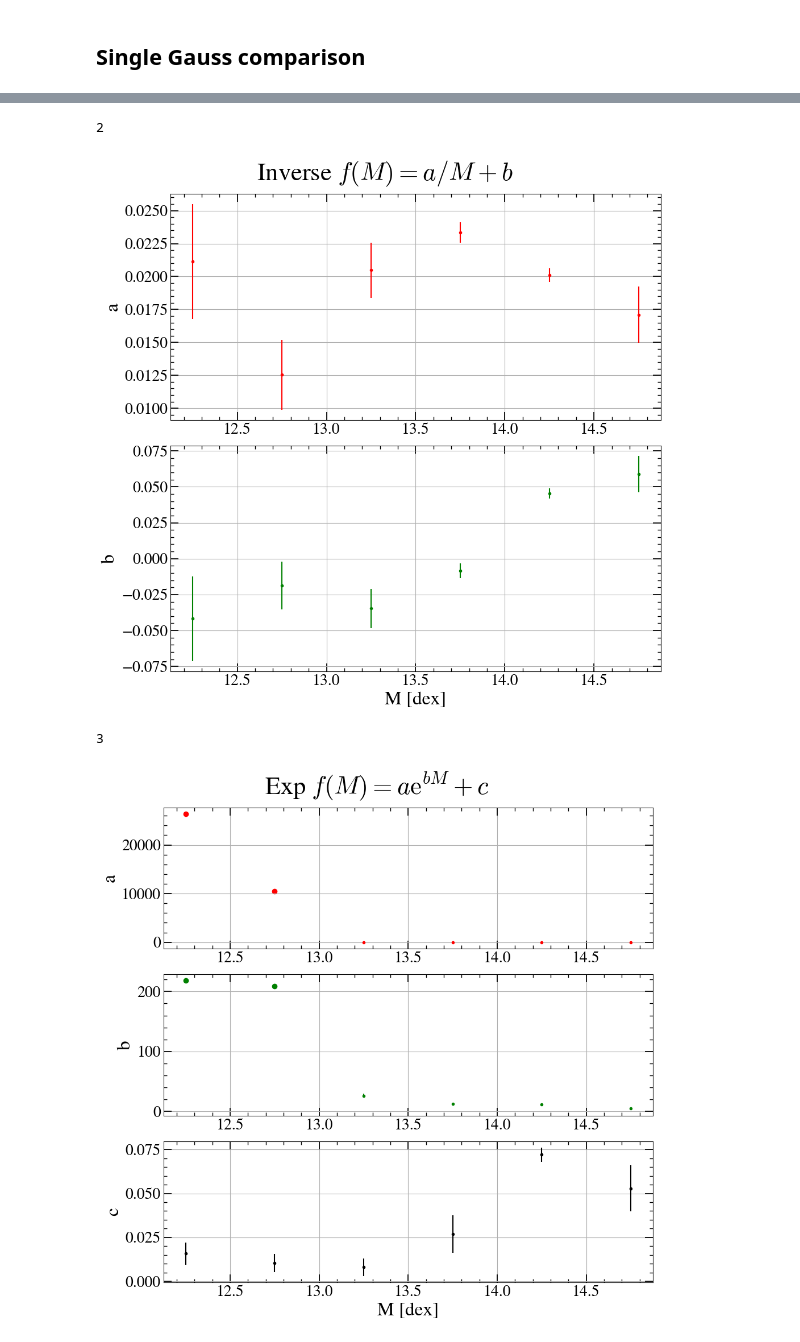
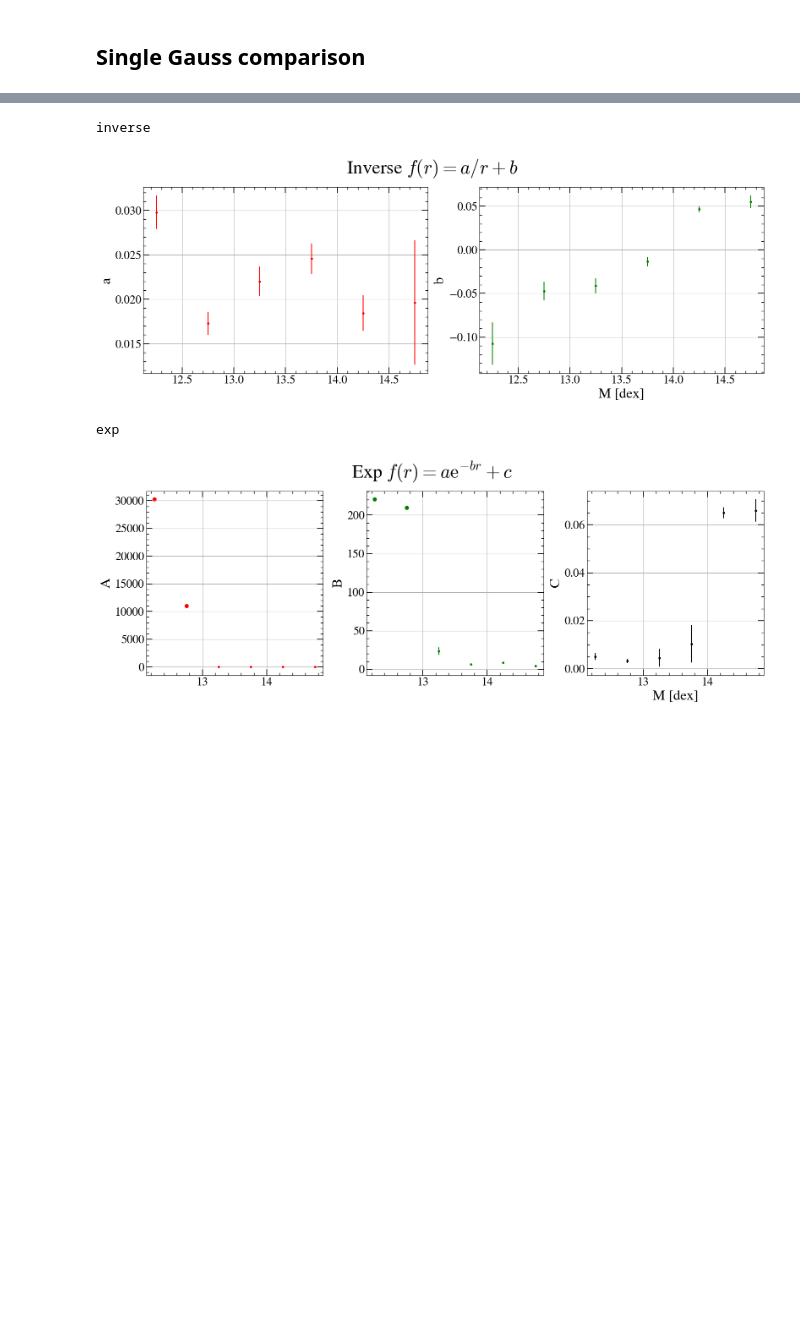
Before and after one commit to TimvdVuurst/MRP_vdvuurst, a Jupyter notebook: notebooks/onehalo_functional_forms.ipynb, the cells around one changed output, grey strips where cells are left out. Cells and saved outputs as stored; diff of their text form; code cells hidden in the pictures; blank space fills up the shorter version.

```diff
--- a/notebooks/onehalo_functional_forms.ipynb
+++ b/notebooks/onehalo_functional_forms.ipynb
@@ -347,7 +347,7 @@ def fit_all_forms(mass_dict = mass_dict, range_str = None, skip_radbin = None):
 # %%
 from matplotlib.lines import Line2D
 
-def compare_models(range_str = None, mode = 'both'):
+def compare_models(range_str = None, mode = 'both',single_better_border = 0.):
     # overlay
     if mode.lower() in ['both', 'overlay']:
         single_better_dict = {}
@@ -373,7 +373,7 @@ def compare_models(range_str = None, mode = 'both'):
             for j,r_centre in enumerate(rbin_centers):
                 if L_double[j] == -np.inf or L_double[j] == 0.:
                     continue
-                print(f'rbin: {r_centre}: Single Gaussian has {'BETTER' if single_better_mask[j] else 'WORSE'} BIC than Double Gaussian')
+                print(f'rbin: {rbins[j]:.2f}-{rbins[j+1]:.2f}: Single Gaussian has {'BETTER' if single_better_mask[j] else 'WORSE'} BIC than Double Gaussian')
             print()
 
             ax = axes[np.unravel_index(i, shape = (4,2))]
@@ -409,7 +409,9 @@ def compare_models(range_str = None, mode = 'both'):
             BIC_double = BIC(L_double, mass_bin_dict['N'], 3)
             BIC_single = BIC(L_single, mass_bin_dict_single['N'], 1)
 
-            single_better_mask = BIC_single <= BIC_double
+            BIC_diff = BIC_double - BIC_single # Lower BIC is better, so we want this in the negative
+
+            single_better_mask = BIC_diff >= single_better_border
             single_better_dict[key] = single_better_mask
 
 
@@ -419,7 +421,6 @@ def compare_models(range_str = None, mode = 'both'):
             # L_diff = L_double - L_single
             # L_diff[L_diff == 0.] = np.nan
 
-            BIC_diff = BIC_double - BIC_single # Lower BIC is better, so we want this in the negative
 
 
             ax = axes[np.unravel_index(i, shape = (4,2))]
@@ -427,7 +428,6 @@ def compare_models(range_str = None, mode = 'both'):
             # print(L_double[-1], L_single[-1], type(L_double[-1]))
 
             # single_better_border = 1. - (0.01 / 100)
-            single_better_border = 0.
             for j, (r_c, BICd) in enumerate(zip(rbin_centers, BIC_diff)):
                 print(BICd, end=' ')
                 c = 'red' if BICd > single_better_border else 'forestgreen'
@@ -607,46 +620,52 @@ mass_bin_centers = [12.25, 12.75, 13.25, 13.75, 14.25, 14.75, 15.25]
 colors = ['red', 'green', 'black']
 alphabet = 'abcdefghijklmnopqrstuvwxyz'
 
-function_strings = {'inverse':r'$f(M) = a/M + b$', 'exp':r'$f(M) = a\mathrm{e}^{bM} + c$'}
+function_strings = {'inverse':r'$f(r) = a/r + b$', 'exp':r'$f(r) = a\mathrm{e}^{-br} + c$', 'exp_no_a':r'$f(r) = \mathrm{e}^{-br} + c$', 'exp_no_b':r'$f(r) = a\mathrm{e}^{-r} + c$', 'exp_no_c':r'$f(r) = a\mathrm{e}^{-br}$'}
 
-def fit_mass_dependence(param = 'lambda', function = inverse_func, skip_n = 0):
-    func_name = function.__name__.strip('_func')
+def fit_mass_dependence(param = 'lambda', function = inverse_func, skip_n = 0, param_names = None):
+    func_name = function.__name__.split('_func')[0]
+    print(func_name)
     n_params = len(signature(function).parameters) - 1
-    print(n_params)
 
-    fig, axes = plt.subplots(nrows = n_params, figsize = (10, 10))
+    fig, axes = plt.subplots(ncols = n_params, figsize = (16,6))
     plt.suptitle(f'{func_name[0].upper()}{func_name[1:].lower()} ' + function_strings[func_name], fontsize = 32)
 
+    if not param_names:
+        param_names = list(signature(function)._parameters.keys())[1:]
     for i in range(n_params):
-        axes[i].set_ylabel(alphabet[i])
+        axes[i].set_ylabel(param_names[i])
+
     axes[-1].set_xlabel('M [dex]')
     for ax in axes:
         ax.grid()
 
     for i,key in enumerate(mass_keys):
         mass_val = mass_bin_centers[i]
         try:
             popt, perr = param_dict_lambda[key+func_name], param_dict_lambda[key+func_name+'_err']
 
             for j in range(len(popt)):
                 if skip_n != 0:
                     if j < skip_n and i < skip_n:
                         axes[j].scatter(mass_val, popt[j], c = colors[j])
                     else:
                         axes[j].errorbar(mass_val, popt[j], yerr = perr[j], fmt = '.', c = colors[j])
                 else:
                    axes[j].errorbar(mass_val, popt[j], yerr = perr[j], fmt = '.', c = colors[j])
         except KeyError:
             pass
 
     plt.tight_layout()
     plt.show()
 
 fit_mass_dependence()
 # fit_mass_dependence(function = exp_func)
 fit_mass_dependence(function = exp_func, skip_n= 2)
+# fit_mass_dependence(function = exp_no_a_func)
+# fit_mass_dependence(function = exp_no_b_func, param_names = ['a', 'c'])
+# fit_mass_dependence(function = exp_no_c_func, param_names = ['a', 'b'], skip_n = 2)
 # %% [output]
-2
+inverse
-[figure, old version]
+[figure, new version]
-3
+exp
-[figure, old version]
+[figure, new version]
```
Also changed, not shown: parts of 6 cells of this notebook, 4 other files.
